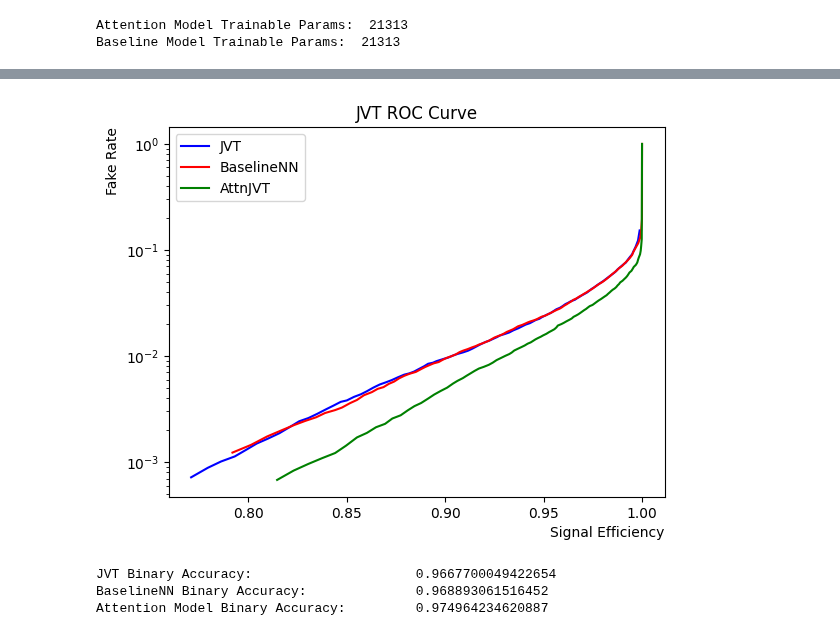
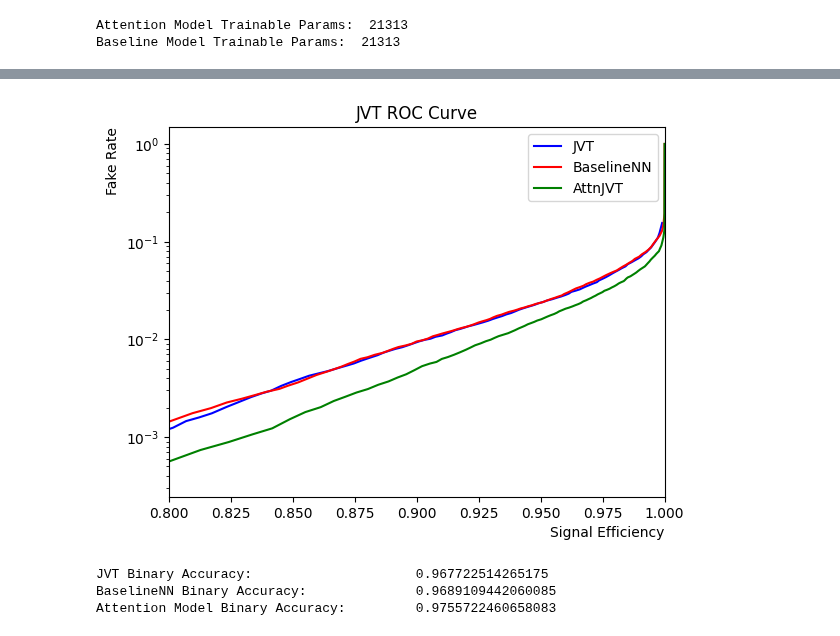
Before and after one commit to LukeV37/Pileup_Project, a Jupyter notebook: python/JVT_Benchmark.ipynb, the cells around one changed output, grey strips where cells are left out. Saved outputs shown, nothing was run; the diff lists cells and outputs as text; code cells hidden in the pictures.

Commit message:
plotting updates

```diff
--- a/python/JVT_Benchmark.ipynb
+++ b/python/JVT_Benchmark.ipynb
@@ -347,7 +347,7 @@ def roc(y_true, y_pred):
     sig_eff = []
     fake_rate = []
 
-    thresholds = np.linspace(0,0.95,100)
+    thresholds = np.linspace(0,0.97,100)
 
     for threshold in thresholds:
         sig_eff.append(((y_pred[sig] > threshold).sum() / y_true[sig].shape[0]))
@@ -363,34 +363,35 @@ model.to('cpu')
 y_pred_baseline = []
 y_pred_attn = []
 y_Test = []
 for event in range(X_test.size(0)):
     y_pred_baseline.append(baseline(X_test[event]).detach().numpy())
     y_pred_attn.append(model(X_test[event]).detach().numpy())
     y_Test.append(y_test[event].detach().numpy())
 
 y_pred_baseline = np.array(ak.ravel(y_pred_baseline))
 y_pred_attn = np.array(ak.ravel(y_pred_attn))
 y_Test = np.array(ak.ravel(y_Test))
 
 x1,y1,th1 = roc(y_test_JVT,y_pred_JVT)
 x2,y2,th2 = roc(y_Test,y_pred_baseline)
 x3,y3,th3 = roc(y_Test,y_pred_attn)
 
 plt.title("JVT ROC Curve")
 plt.plot(x1,y1,color='b',label='JVT')
 plt.plot(x2,y2,color='r',label='BaselineNN')
 plt.plot(x3,y3,color='g',label='AttnJVT')
 
 plt.ylabel('Fake Rate',loc='top')
 plt.xlabel('Signal Efficiency',loc='right')
 plt.yscale('log')
 plt.legend()
+plt.xlim([0.8, 1])
 plt.show()
 print("JVT Binary Accuracy: \t\t\t", accuracy_score(y_test_JVT, y_pred_JVT>threshold))
 print("BaselineNN Binary Accuracy: \t\t", accuracy_score(y_Test, y_pred_baseline>threshold))
 print("Attention Model Binary Accuracy: \t", accuracy_score(y_Test, y_pred_attn>threshold))
 # %% [output]
-[figure, old version]
+[figure, new version]
-JVT Binary Accuracy:                     0.9667700049422654
-BaselineNN Binary Accuracy:              0.968893061516452
-Attention Model Binary Accuracy:         0.974964234620887
+JVT Binary Accuracy:                     0.967722514265175
+BaselineNN Binary Accuracy:              0.9689109442060085
+Attention Model Binary Accuracy:         0.9755722460658083
```
Also changed, not shown: parts of 3 cells of this notebook.
